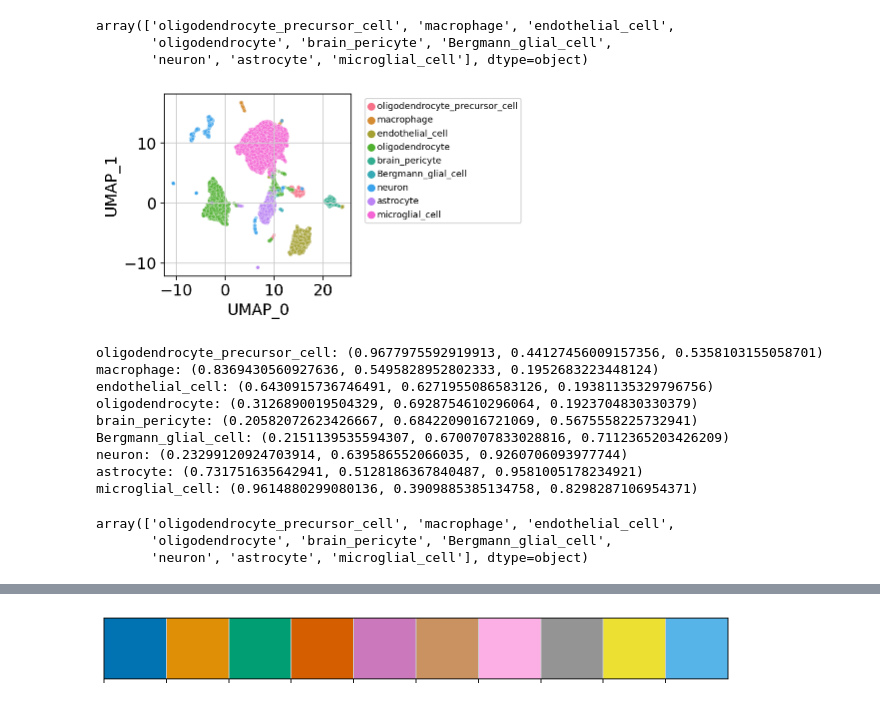
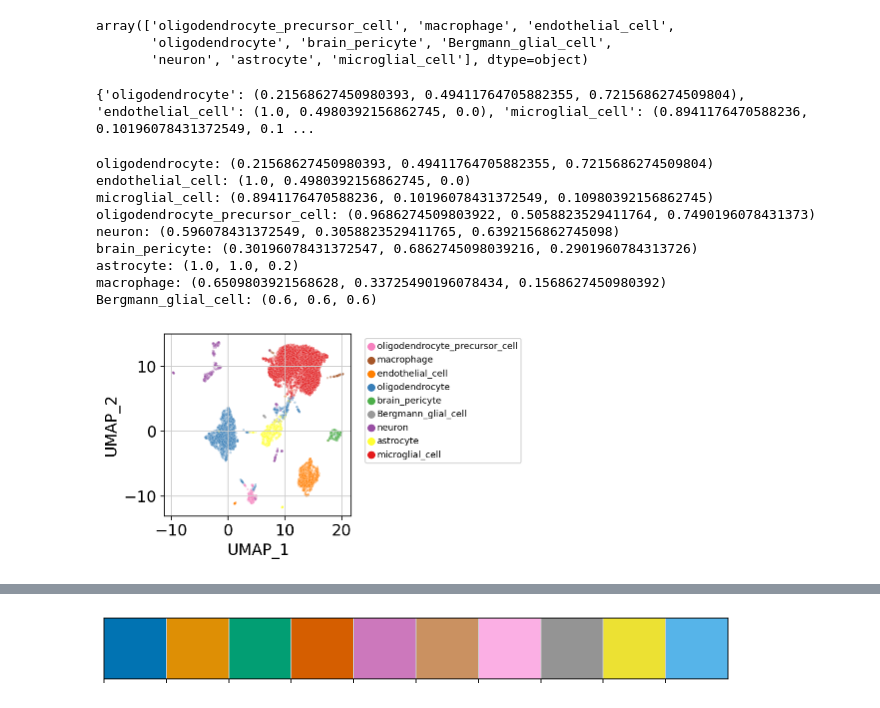
Before and after one commit to daklab/Leaflet-analysis, a Jupyter notebook: tabula_muris_brain/low_dimensional_rep/BBmixture_vars_on_UMAP.ipynb, the cells around one changed output, grey strips where cells are left out. Saved outputs shown, nothing was run; the diff lists cells and outputs as text; code cells hidden in the pictures.

```diff
--- a/tabula_muris_brain/low_dimensional_rep/BBmixture_vars_on_UMAP.ipynb
+++ b/tabula_muris_brain/low_dimensional_rep/BBmixture_vars_on_UMAP.ipynb
@@ -86,0 +91,6 @@ UMAP_rep
+# %%
+# remove unnamed:0 column from psap_juncs
+psap_juncs = psap_juncs.drop(columns=['Unnamed: 0'])
+psap_juncs.drop(columns=['cell_type'], inplace=True)
+psap_juncs['cell_id'] = [x.split('_B')[0] for x in psap_juncs['cell_id']]
+psap_juncs.head()
@@ -88,3 +105,5 @@ UMAP_rep
 UMAP_rep.drop(columns=['Unnamed: 0'], inplace=True)
 UMAP_rep.drop(columns = ['cell_type'], inplace=True)
 UMAP_rep.head()
+# rename UMAP_0 and UMAP_1 to UMAP_1 and UMAP_2
+UMAP_rep.rename(columns={'UMAP_0':'UMAP_1', 'UMAP_1':'UMAP_2'}, inplace=True)
@@ -120,3 +124,10 @@ UMAP_rep.head()
 # %%
 # combine UMAP and BB mixture results
 UMAP_rep = UMAP_rep.merge(Leaflet_rep, on='cell_id', how='left')
+
+# merge UMAP_rep with psap_juncs
+UMAP_rep = UMAP_rep.merge(psap_juncs, on='cell_id', how='left')
+
+# merge UMAP_rep with psap_exp
+UMAP_rep = UMAP_rep.merge(psap_exp, on='cell_id', how='left')
+UMAP_rep['leiden'] = 'leiden_' + UMAP_rep['leiden'].astype(str)
@@ -126,35 +147,48 @@ UMAP_rep.cell_type.unique()
 array(['oligodendrocyte_precursor_cell', 'macrophage', 'endothelial_cell',
        'oligodendrocyte', 'brain_pericyte', 'Bergmann_glial_cell',
        'neuron', 'astrocyte', 'microglial_cell'], dtype=object)
+# %%
+color_mapping = {
+    'oligodendrocyte': (0.21568627450980393, 0.49411764705882355, 0.7215686274509804),
+    'endothelial_cell': (1.0, 0.4980392156862745, 0.0),
+    'microglial_cell': (0.8941176470588236, 0.10196078431372549, 0.10980392156862745),
+    'oligodendrocyte_precursor_cell': (0.9686274509803922, 0.5058823529411764, 0.7490196078431373),
+    'neuron': (0.596078431372549, 0.3058823529411765, 0.6392156862745098),
+    'brain_pericyte': (0.30196078431372547, 0.6862745098039216, 0.2901960784313726),
+    'astrocyte': (1.0, 1.0, 0.2),
+    'macrophage': (0.6509803921568628, 0.33725490196078434, 0.1568627450980392),
+    'Bergmann_glial_cell': (0.6, 0.6, 0.6)
+}
+
+print(color_mapping)
+#color_mapping = dict(zip(unique_cell_types, palette))
+# %% [output]
+{'oligodendrocyte': (0.21568627450980393, 0.49411764705882355, 0.7215686274509804), 'endothelial_cell': (1.0, 0.4980392156862745, 0.0), 'microglial_cell': (0.8941176470588236, 0.10196078431372549, 0.1 ...
+# %%
+# Print color mapping for reference
+for cell_type, color in color_mapping.items():
+    print(f"{cell_type}: {color}")
+# %% [output]
+oligodendrocyte: (0.21568627450980393, 0.49411764705882355, 0.7215686274509804)
+endothelial_cell: (1.0, 0.4980392156862745, 0.0)
+microglial_cell: (0.8941176470588236, 0.10196078431372549, 0.10980392156862745)
+oligodendrocyte_precursor_cell: (0.9686274509803922, 0.5058823529411764, 0.7490196078431373)
+neuron: (0.596078431372549, 0.3058823529411765, 0.6392156862745098)
+brain_pericyte: (0.30196078431372547, 0.6862745098039216, 0.2901960784313726)
+astrocyte: (1.0, 1.0, 0.2)
+macrophage: (0.6509803921568628, 0.33725490196078434, 0.1568627450980392)
+Bergmann_glial_cell: (0.6, 0.6, 0.6)
 # %%
 # 1. Define a color palette for 'cell_type'
 unique_cell_types = UMAP_rep['cell_type'].unique()
-palette = sns.color_palette("husl", len(unique_cell_types))
-color_mapping = dict(zip(unique_cell_types, palette))
+#palette = sns.color_palette("Set1", n_colors = len(unique_cell_types))
+#color_palette = sns.color_palette("Set1", n_colors=len(cell_types_heatmap['cell_type'].unique()))
+#color_mapping = dict(zip(unique_cell_types, palette))
 
 # Plot
 plt.figure(figsize=(3, 3))
-sns.scatterplot(x=UMAP_rep["UMAP_0"], y=UMAP_rep["UMAP_1"], hue=UMAP_rep['cell_type'], palette=color_mapping, alpha=0.5, s=10)
+sns.scatterplot(x=UMAP_rep["UMAP_1"], y=UMAP_rep["UMAP_2"], hue=UMAP_rep['cell_type'], palette=color_mapping, alpha=0.3, s=5)
 plt.legend(bbox_to_anchor=(1.05, 1), loc='upper left', fontsize='xx-small')
 plt.show()
-
-# Print color mapping for reference
-for cell_type, color in color_mapping.items():
-    print(f"{cell_type}: {color}")
 # %% [output]
-[figure, old version]
+[figure, new version]
-oligodendrocyte_precursor_cell: (0.9677975592919913, 0.44127456009157356, 0.5358103155058701)
-macrophage: (0.8369430560927636, 0.5495828952802333, 0.1952683223448124)
-endothelial_cell: (0.6430915736746491, 0.6271955086583126, 0.19381135329796756)
-oligodendrocyte: (0.3126890019504329, 0.6928754610296064, 0.1923704830330379)
-brain_pericyte: (0.20582072623426667, 0.6842209016721069, 0.5675558225732941)
-Bergmann_glial_cell: (0.2151139535594307, 0.6700707833028816, 0.7112365203426209)
-neuron: (0.23299120924703914, 0.639586552066035, 0.9260706093977744)
-astrocyte: (0.731751635642941, 0.5128186367840487, 0.9581005178234921)
-microglial_cell: (0.9614880299080136, 0.3909885385134758, 0.8298287106954371)
-# %%
-UMAP_rep.cell_type.unique()
-# %% [output]
-array(['oligodendrocyte_precursor_cell', 'macrophage', 'endothelial_cell',
-       'oligodendrocyte', 'brain_pericyte', 'Bergmann_glial_cell',
-       'neuron', 'astrocyte', 'microglial_cell'], dtype=object)
```
Also changed, not shown: parts of 24 cells of this notebook, 24 other files.
